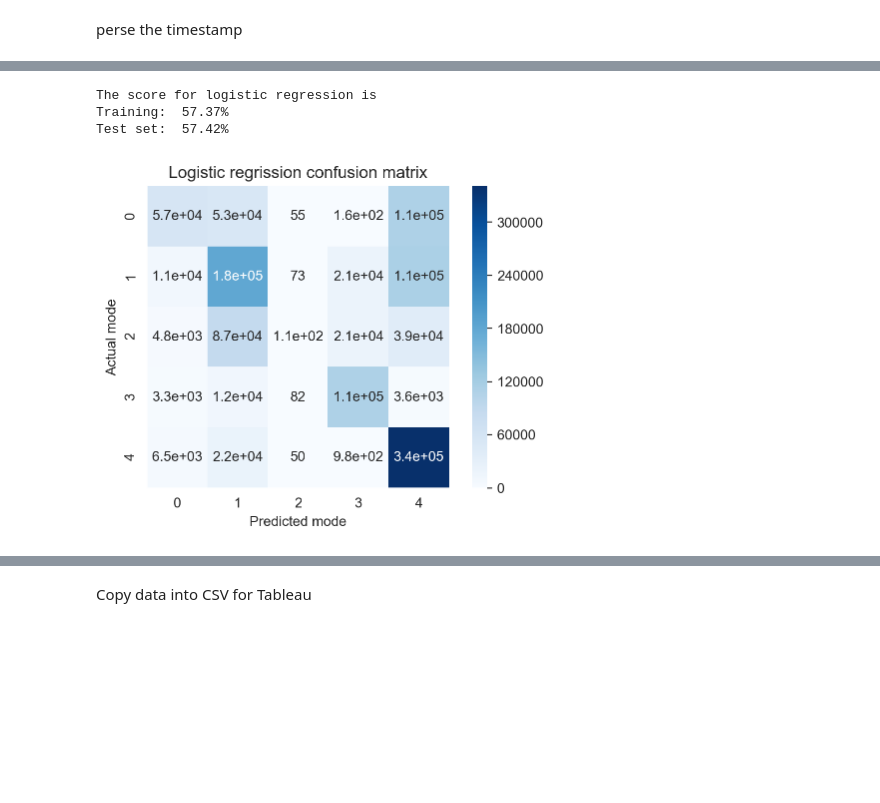
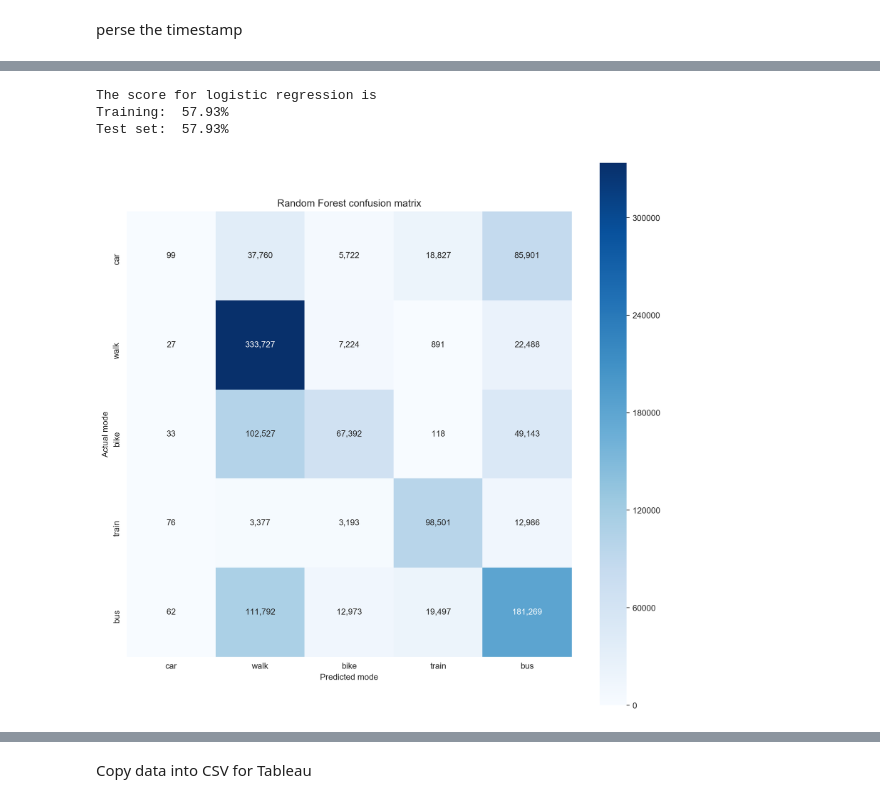
Before and after one commit to nalhaidari/Project_3, a Jupyter notebook: Project_3.ipynb, the cells around one changed output, grey strips where cells are left out. Drawn from its saved outputs; the diff is of its cells as text; code cells hidden in the pictures; blank space fills up the shorter version.

```diff
--- a/Project_3.ipynb
+++ b/Project_3.ipynb
@@ -288,8 +224,6 @@ proj_init_df["direction_change"] =  proj_init_df["direction_change"].apply(abs)
 # %%
 #proj_init_df.to_pickle("/Users/nayefalhaidari/Documents/Project 3/prject_3_labeled_data_v1.3.pickle")
-proj_init_df = pd.read_pickle("/Users/nayefalhaidari/Documents/Project 3/prject_3_labeled_data_v1.3.pickle")
-reset_col(proj_init_df)
-calculate_m(proj_init_df,"group")
+#proj_init_df = pd.read_pickle("/Users/nayefalhaidari/Documents/Project 3/prject_3_labeled_data_v1.3.pickle")
 # %%
 def smoothing(df, columns,start = 0, end = 5 ,alpha = 0.0):
     for col in columns:
@@ -303,5 +237,3 @@ def smoothing(df, columns,start = 0, end = 5 ,alpha = 0.0):
 # %%
 daf = proj_init_df.copy()
 smoothing(daf, ["speed(m/s)","direction_change",'accelerattion' ],end = 5)
-# %%
-daf.direction_change = np.where(daf.direction_change>180 , 360 - daf.direction_change, daf.direction_change)
@@ -399,4 +315,5 @@ Test set:  52.42%
 # %%
+model1["transportation_mode2"] = np.where(model1["transportation_mode2"] =="feet", "walk", model1["transportation_mode2"])
 speed_df = model1.loc[:,[col for col in model1.columns if col[:4] == "spee"]]
 dire_df = model1.loc[:,[col for col in model1.columns if col[:4] == "dire"]]
 acce_df = model1.loc[:,[col for col in model1.columns if col[:4] == "acce"]]
@@ -451,2 +368,0 @@ smoothing(daf, ["speed(m/s)","direction_change",'accelerattion' ],start = 5,end
-# %%
-daf.direction_change = np.where(daf.direction_change>180 , 360 - daf.direction_change, daf.direction_change)
@@ -517,28 +459,30 @@ model2 = pd.concat([speed_df,dire_df,acce_df,b],axis=1)
 # %%
 X = model2.iloc[:,:-1]
 y = model2.iloc[:,-1]
 X_train, X_test, y_train, y_test = train_test_split(X, y, test_size=0.3, random_state=2, stratify=y)
 logit7 = LogisticRegression(n_jobs=-1, C = 0.95,solver = "newton-cg")
 logit7.fit(X_train, y_train)
+pickle.dump(logit7,  open("Logistic Rigrission_7","wb"))
 print("The score for logistic regression is")
 #score returns mean accuracy
 print("Training: {:6.2f}%".format(100*logit7.score(X_train, y_train)))
 print("Test set: {:6.2f}%".format(100*logit7.score(X_test, y_test)))
 
-
-logit_confusion = confusion_matrix(y_test, logit7.predict(X_test))
-plt.figure(dpi=100)
-sns.heatmap(logit_confusion, cmap=plt.cm.Blues, annot=True, square=True,
-           )
+plt.figure(figsize=(12,12),dpi=100)
+rforest_confusion = confusion_matrix(y_test, logit7.predict(X_test),labels=["car", "walk" , "bike","train","bus"])
+sns.heatmap(rforest_confusion, cmap=plt.cm.Blues, annot=True, square=True,fmt = ",d",
+           xticklabels=["car", "walk" , "bike","train","bus"],
+            yticklabels=["car", "walk" , "bike","train","bus"],)
 
 plt.xlabel('Predicted mode')
 plt.ylabel('Actual mode')
-plt.title('Logistic regrission confusion matrix');
+plt.title('Random Forest confusion matrix')
+plt.savefig("Logist_regrission7.eps",format="eps")
 # %% [output]
 The score for logistic regression is
-Training:  57.37%
-Test set:  57.42%
+Training:  57.93%
+Test set:  57.93%
-[figure, old version]
+[figure, new version]
 # %%
 model2.transportation_mode2.value_counts().plot(kind = "bar")
 # %% [output]
```
Also changed, not shown: parts of 87 cells of this notebook, 30 other files.
